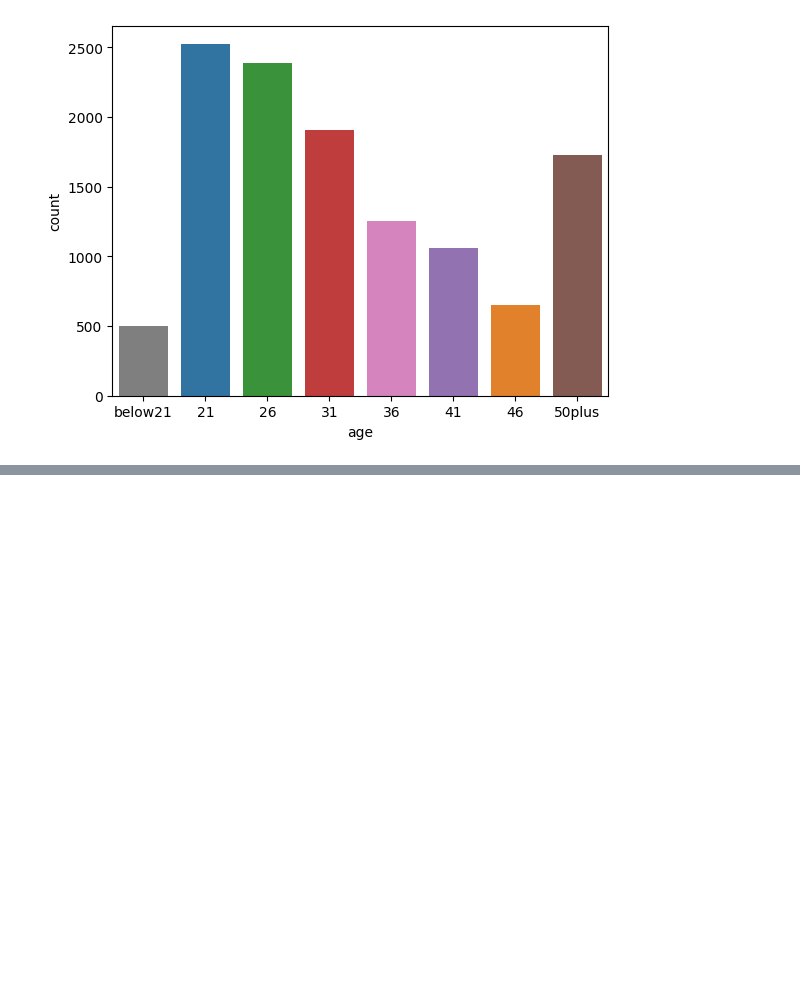
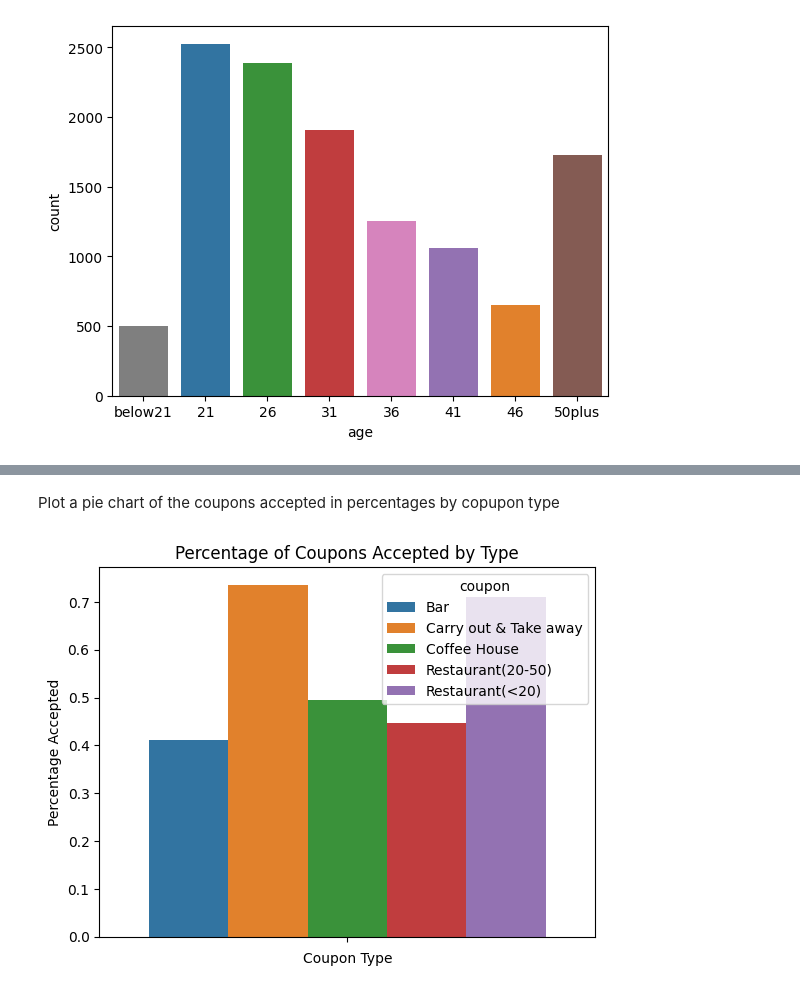
Before and after one commit to Subroy1/MLAI_Berkeley_Assignment5.1_Customer_Coupon, a Jupyter notebook: customer-coupon-assignment-5-1.ipynb, the cells around one changed output, grey strips where cells are left out. Drawn from its saved outputs; the diff is of its cells as text; code cells hidden in the pictures; blank space fills up the shorter version.

```diff
--- a/customer-coupon-assignment-5-1.ipynb
+++ b/customer-coupon-assignment-5-1.ipynb
@@ -551,3 +563,21 @@ sns.countplot(data=data , x ='age', hue='age',order=age_order)
+# %% [markdown]
+Plot a pie chart of the coupons accepted in percentages by copupon type
+# %%
+# distribution of total coupons by coupon type
+coupontypedf=pd.DataFrame(data.groupby('coupon').size())
+
+acceptbycopupondf= pd.DataFrame(data[data["Y"]==1].groupby('coupon').size())
+merged_accept_coupon_df= pd.merge(left=acceptbycopupondf, right=coupontypedf, left_on='coupon', right_on='coupon', how='inner').head()
+merged_accept_coupon_df['pctaccepted'] = merged_accept_coupon_df['0_x']/merged_accept_coupon_df['0_y']
+
+# plot a pie chart of the coupons accepted in percentages by copupon type
+sns.barplot(data=merged_accept_coupon_df, y='pctaccepted', hue='coupon')
+plt.xlabel('Coupon Type')
+plt.ylabel('Percentage Accepted')
+plt.title('Percentage of Coupons Accepted by Type')
+plt.show()
+# %% [output]
+[figure, added]
 # %%
 ## Interpretations from the above data analysis (Driver persona hypothesis)
 # From Q1 above , even with restrictive condition such as driving with children, we observe that there is hardly any difference between the 2 groups. This is a contrasting behaviour
```
Also changed, not shown: parts of 6 cells of this notebook.
